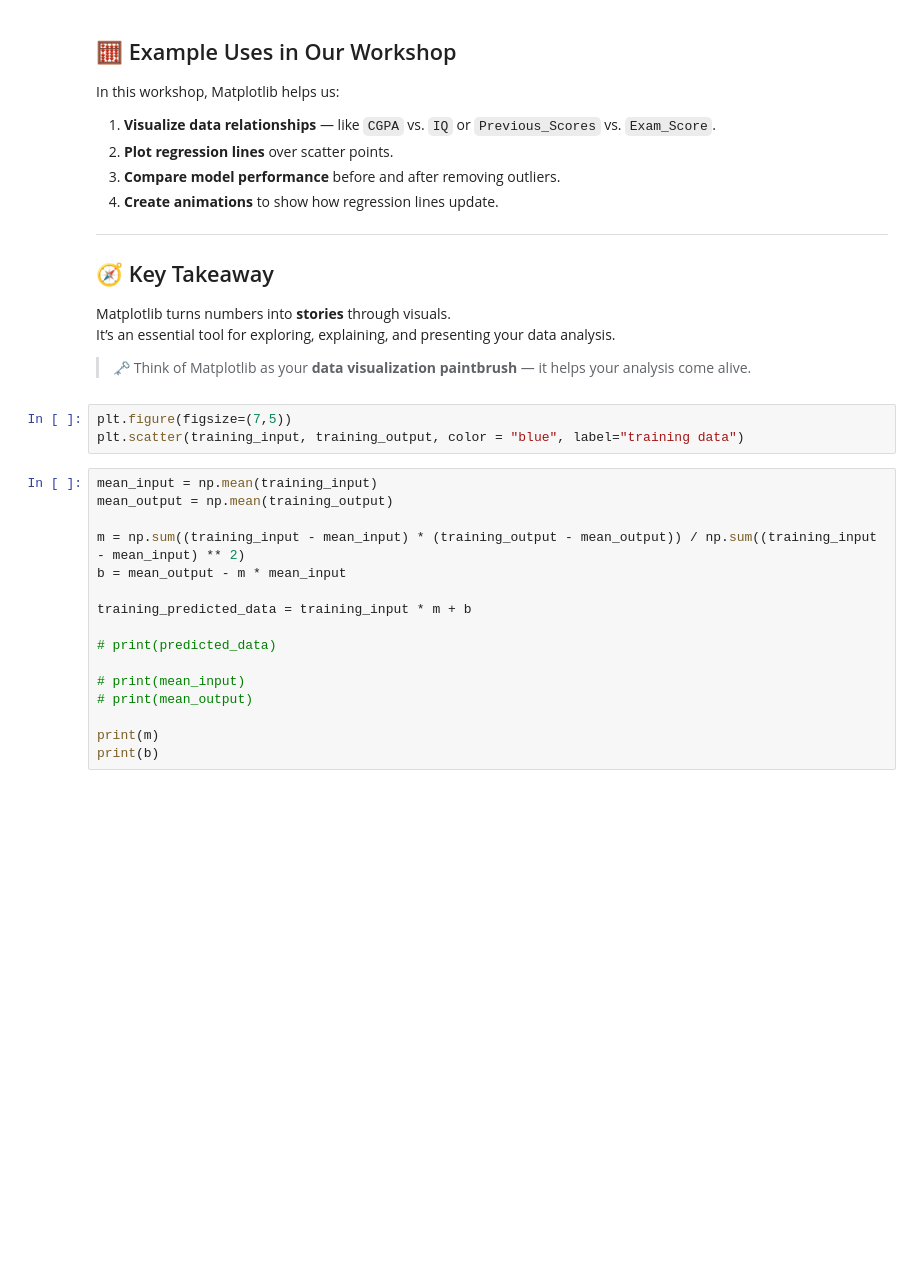
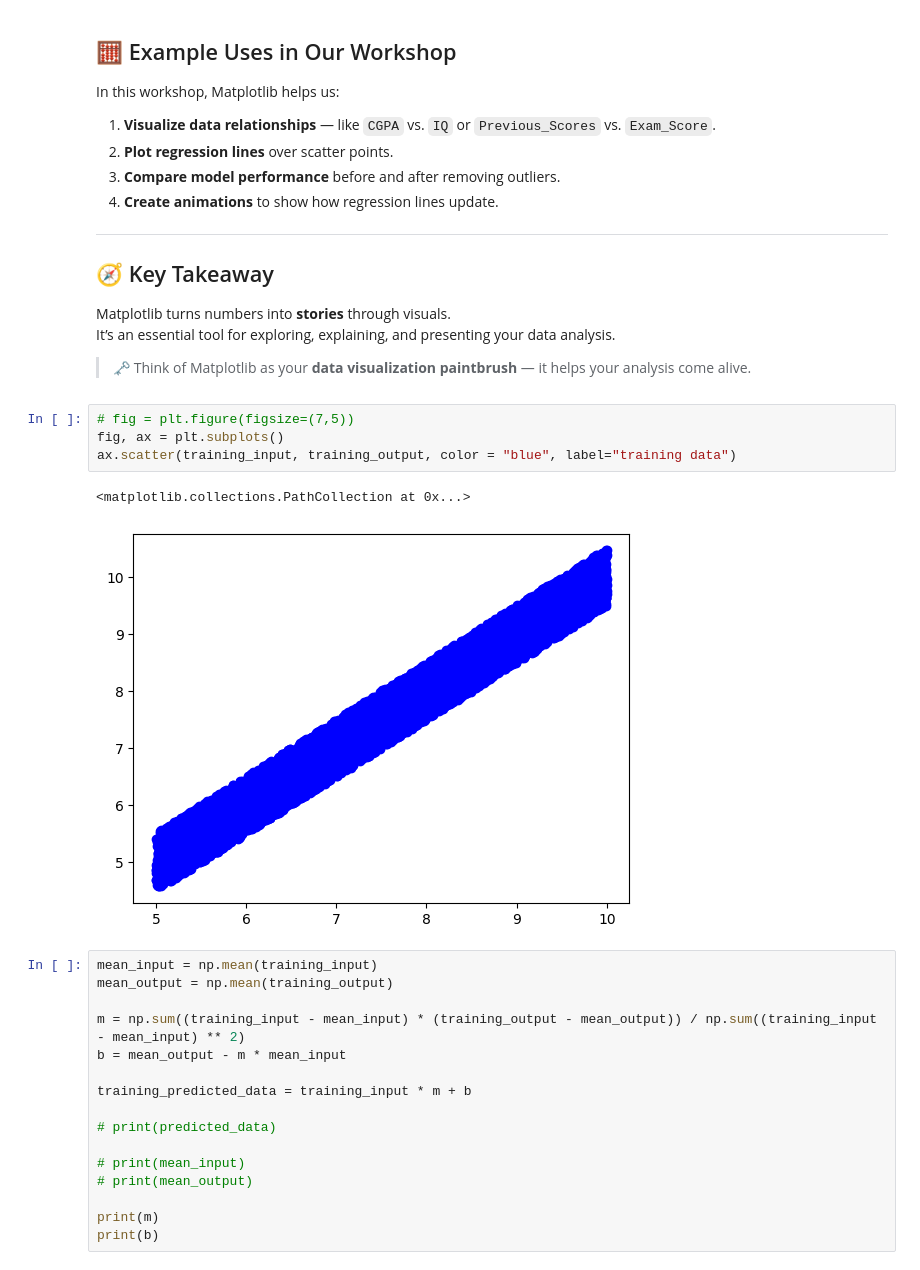
Before and after one commit to t9guan/workshop1, a Jupyter notebook: workshop1notes.ipynb, the cells around one changed output. Cells and saved outputs as stored; diff of their text form; blank space fills up the shorter version.

```diff
--- a/workshop1notes.ipynb
+++ b/workshop1notes.ipynb
@@ -279,8 +334,12 @@ It’s an essential tool for exploring, explaining, and presenting your data ana
 
 > 🗝️ Think of Matplotlib as your **data visualization paintbrush** — it helps your analysis come alive.
 # %%
-plt.figure(figsize=(7,5))
-plt.scatter(training_input, training_output, color = "blue", label="training data")
+# fig = plt.figure(figsize=(7,5))
+fig, ax = plt.subplots()
+ax.scatter(training_input, training_output, color = "blue", label="training data")
+# %% [output]
+<matplotlib.collections.PathCollection at 0x...>
+[figure, added]
 # %%
 mean_input = np.mean(training_input)
 mean_output = np.mean(training_output)
```
Also changed, not shown: parts of 5 cells of this notebook.
